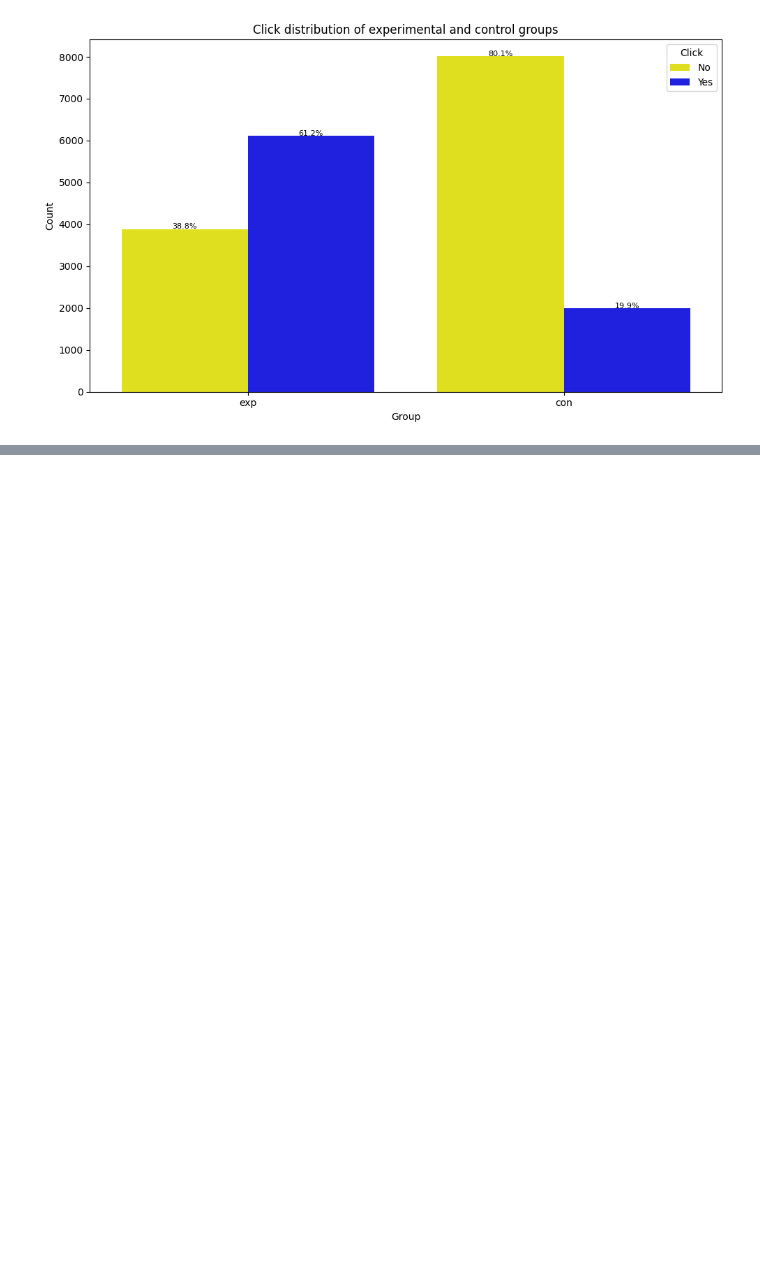
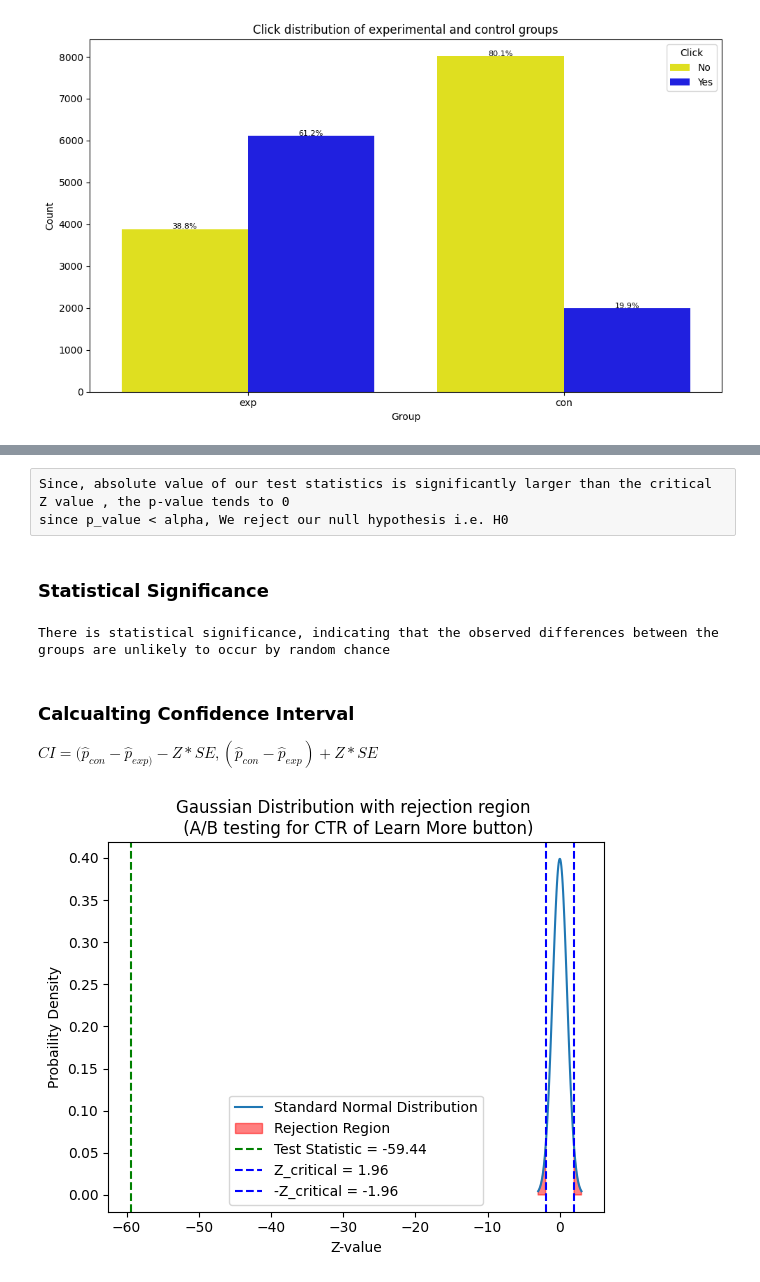
Before and after one commit to PrabinPyakurel82/A-B_testing, a Jupyter notebook: AB_testing.ipynb, the cells around one changed output, grey strips where cells are left out. Drawn from its saved outputs; the diff is of its cells as text; code cells hidden in the pictures; blank space fills up the shorter version.

```diff
--- a/AB_testing.ipynb
+++ b/AB_testing.ipynb
@@ -92,0 +102,2 @@ np.float64(0.6116)
+# %%
+SE = np.sqrt(pooled_variance)
@@ -92,0 +108,2 @@ np.float64(0.6116)
+# %%
+T = (p_con - p_exp)/SE
@@ -92,0 +112,2 @@ np.float64(0.6116)
+# %%
+Z_critical = norm.ppf(1-alpha/2)
@@ -92,0 +120,35 @@ np.float64(0.6116)
+# %% [raw]
+Since, absolute value of our test statistics is significantly larger than the critical Z value , the p-value tends to 0
+since p_value < alpha, We reject our null hypothesis i.e. H0
+# %% [markdown]
+### **Statistical Significance**
+# %%
+if p_value <= alpha:
+    print("There is statistical significance, indicating that the observed differences between the groups are unlikely to occur by random chance")
+else:
+    print("There is no statistical significance, indicating that the observed differences between the groups are likely to occur by chance")
+# %% [output]
+There is statistical significance, indicating that the observed differences between the groups are unlikely to occur by random chance
+# %% [markdown]
+### **Calcualting Confidence Interval**
+
+$CI = (\hat{p}_{con} - \hat{p}_{exp)} - Z * SE,(\hat{p}_{con} - \hat{p}_{exp}) + Z * SE $
+# %%
+#Creating a standard normal distribution
+mu = 0
+sigma = 1
+x = np.linspace(mu-3*sigma, mu + 3*sigma , 100)
+y = norm.pdf(x,mu,sigma)
+# %%
+plt.plot(x,y ,label='Standard Normal Distribution')
+plt.fill_between(x,y,where=(x>Z_critical) | (x<-Z_critical),alpha = 0.5,label='Rejection Region',color='red')
+plt.axvline(T,color='green',linestyle='dashed' ,label=f'Test Statistic = {T:.2f}')
+plt.axvline(Z_critical,color='blue',linestyle='dashed' ,label=f'Z_critical = {Z_critical:.2f}')
+plt.axvline(-Z_critical,color='blue',linestyle='dashed' ,label=f'-Z_critical = {-Z_critical:.2f}')
+plt.xlabel("Z-value")
+plt.ylabel("Probaility Density")
+plt.legend()
+plt.title("Gaussian Distribution with rejection region \n (A/B testing for CTR of Learn More button)")
+plt.show()
+# %% [output]
+[figure, added]
```
Also changed, not shown: parts of 28 cells of this notebook.
